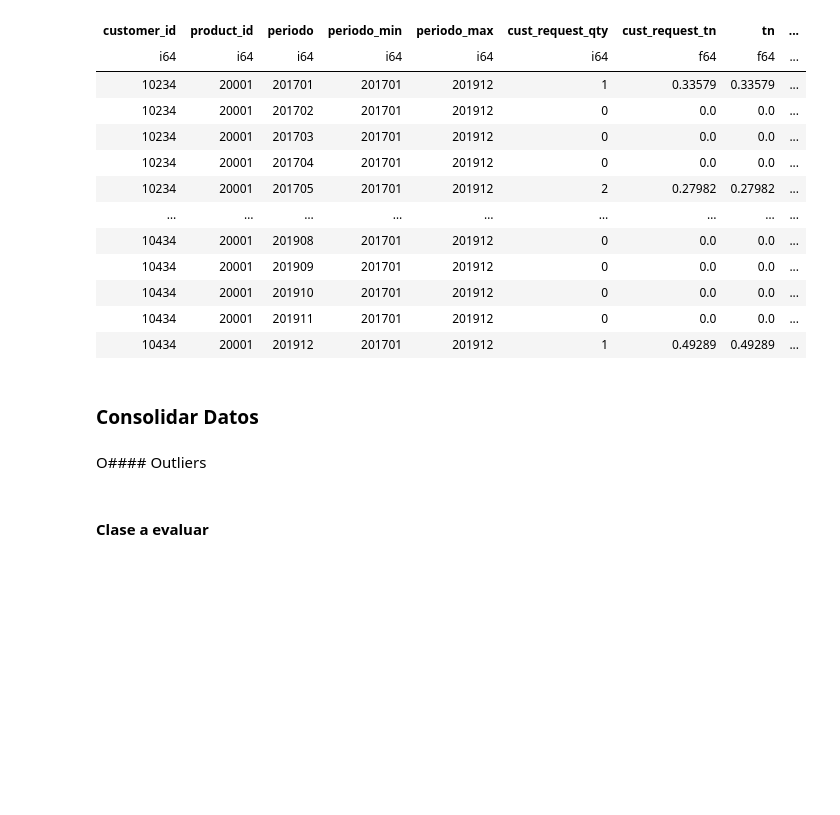
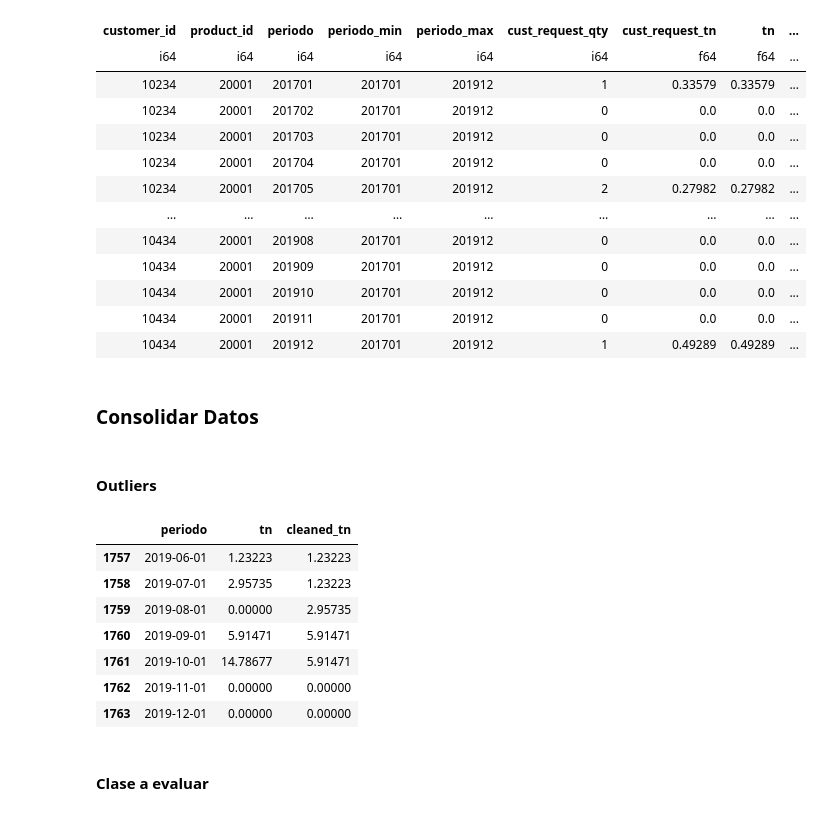
Before and after one commit to kalliopeargentina/labo3-2024v, a Jupyter notebook: src/GradientBoosting2/NWO/0000-FE-07-Escalado.ipynb, the cells around one changed output. Saved outputs shown, nothing was run; the diff lists cells and outputs as text; code cells hidden in the pictures; blank space fills up the shorter version.

```diff
--- a/src/GradientBoosting2/NWO/0000-FE-07-Escalado.ipynb
+++ b/src/GradientBoosting2/NWO/0000-FE-07-Escalado.ipynb
@@ -285,23 +267,34 @@ with open(DATOS_DIR+'/scalers.pkl', 'wb') as file:#
 # %% [markdown]
-O#### Outliers
+#### Outliers
 # %%
+# Define the function to calculate Z-score and cap the outliers
 def cap_outliers(df, column_name):
     mean = df[column_name].mean()
     std = df[column_name].std()
-    threshold = 3
-    df = df.with_columns(
-        ((pl.col(column_name) - mean) / std).alias('z_score')
-    )
-    df = df.with_columns(
-        pl.when(pl.col('z_score').abs() > threshold)
-        .then(mean + threshold * std * pl.col('z_score').sign())
-        .otherwise(pl.col(column_name))
-        .alias(f'capped_{column_name}')
-    )
-    df = df.drop('z_score')
+    threshold = 2
+    z_scores = (df[column_name] - mean) / std
+    df[f'capped_{column_name}'] = np.where(z_scores.abs() > threshold,
+                                           mean + threshold * std * np.sign(z_scores),
+                                           df[column_name])
+    return df
+
+def handle_outliers(df, column_name):
+    rolling_median = df[column_name].rolling(window=3, center=True).median()
+    diff = np.abs(df[column_name] - rolling_median)
+    threshold = 3 * diff.median()
+    df[f'cleaned_{column_name}'] = np.where(diff > threshold, rolling_median, df[column_name])
     return df
 
 # Group by product_id and customer_id and apply the function while preserving all columns
-df_sell_in = df_sell_in.groupby(['product_id', 'customer_id']).apply(
-    lambda df: cap_outliers(df, 'tn_2')
-)
+df_sell_in = df_sell_in.groupby(['product_id', 'customer_id']).apply(lambda df: handle_outliers(df, 'tn')).reset_index(drop=True)
+# %%
+df_sell_in[(df_sell_in['product_id'] == 20001) & (df_sell_in['customer_id'] == 10052) & (df_sell_in['periodo'] >= '2019-06-01')][['periodo', 'tn','cleaned_tn']]
+# %% [output]
+|  | periodo | tn | cleaned_tn |
+| 1757 | 2019-06-01 | 1.23223 | 1.23223 |
+| 1758 | 2019-07-01 | 2.95735 | 1.23223 |
+| 1759 | 2019-08-01 | 0.00000 | 2.95735 |
+| 1760 | 2019-09-01 | 5.91471 | 5.91471 |
+| 1761 | 2019-10-01 | 14.78677 | 5.91471 |
+| 1762 | 2019-11-01 | 0.00000 | 0.00000 |
+| 1763 | 2019-12-01 | 0.00000 | 0.00000 |
```
Also changed, not shown: parts of 6 cells of this notebook, 10 other files.
